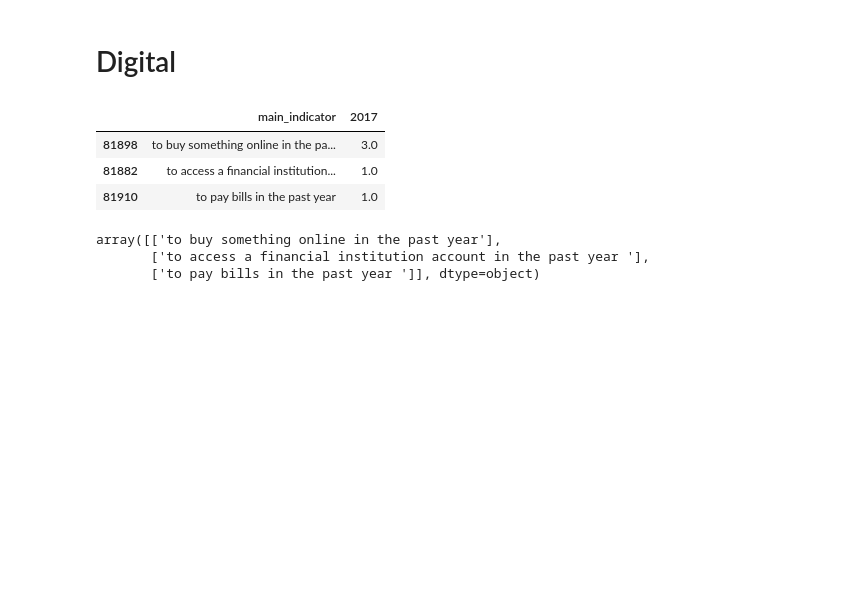
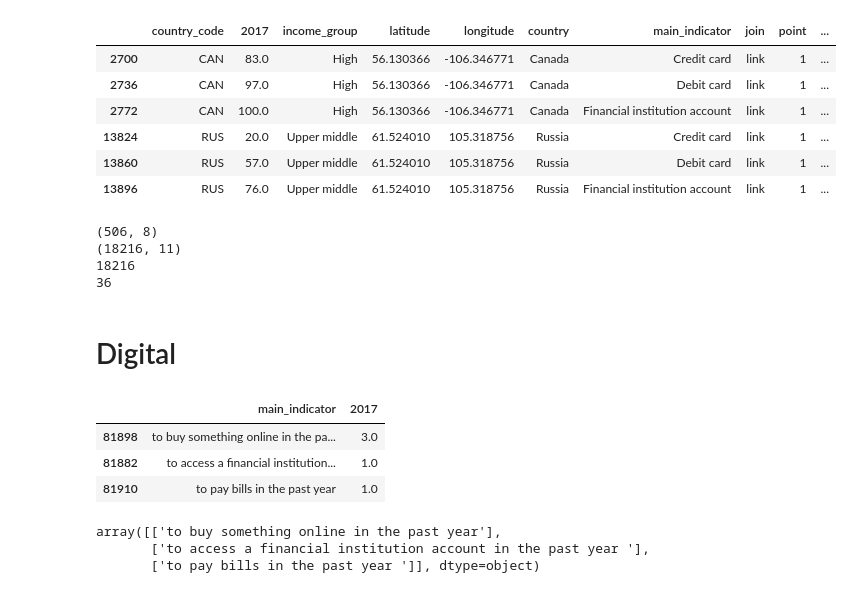
Before and after one commit to kmmnyein25/global_findex, a Jupyter notebook: findex.ipynb, the cells around one changed output. Cells and saved outputs as stored; diff of their text form; code cells hidden in the pictures; blank space fills up the shorter version.

```diff
--- a/findex.ipynb
+++ b/findex.ipynb
@@ -88,0 +150,5 @@ selected.head()
+# %%
+padding = 36
+density = pd.DataFrame(pd.Series(range(1,padding+1))).rename(columns={0:'point'})
+density['join'] = 'link'
+density.tail()
@@ -88,0 +164,7 @@ selected.head()
+# %%
+ownership = ['Credit card ownership ','Debit card ownership ','Mobile money account ','Financial institution account ']
+ownership = selected.loc[(selected['main_indicator'].isin(ownership))]
+ownership['main_indicator'] = ownership['main_indicator'].str.replace(" ownership","")
+ownership['2017'] = np.round(ownership['2017'],decimals=0)
+ownership[['main_indicator','country','2017']].sort_values(by=['2017'],ascending=False)
+ownership.head()
@@ -88,0 +178,4 @@ selected.head()
+# %%
+tableau = ownership.merge(density,on='join',how='outer')
+tableau[['endY-latitude','endX-longitude']] = tableau[['latitude','longitude']]
+tableau.head()
@@ -88,0 +189,20 @@ selected.head()
+# %%
+tableau.loc[(tableau['point']==1)&(tableau['country'].isin(['Canada','Russia']))]
+# %% [output]
+|  | country_code | 2017 | income_group | latitude | longitude | country | main_indicator | join | point | ... |
+| 2700 | CAN | 83.0 | High | 56.130366 | -106.346771 | Canada | Credit card | link | 1 | ... |
+| 2736 | CAN | 97.0 | High | 56.130366 | -106.346771 | Canada | Debit card | link | 1 | ... |
+| 2772 | CAN | 100.0 | High | 56.130366 | -106.346771 | Canada | Financial institution account | link | 1 | ... |
+| 13824 | RUS | 20.0 | Upper middle | 61.524010 | 105.318756 | Russia | Credit card | link | 1 | ... |
+| 13860 | RUS | 57.0 | Upper middle | 61.524010 | 105.318756 | Russia | Debit card | link | 1 | ... |
+| 13896 | RUS | 76.0 | Upper middle | 61.524010 | 105.318756 | Russia | Financial institution account | link | 1 | ... |
+# %%
+print(ownership.shape)
+print(tableau.shape)
+print(ownership.shape[0]*padding)
+print(tableau.point.max())
+# %% [output]
+(506, 8)
+(18216, 11)
+18216
+36
```
Also changed, not shown: parts of 22 cells of this notebook.
